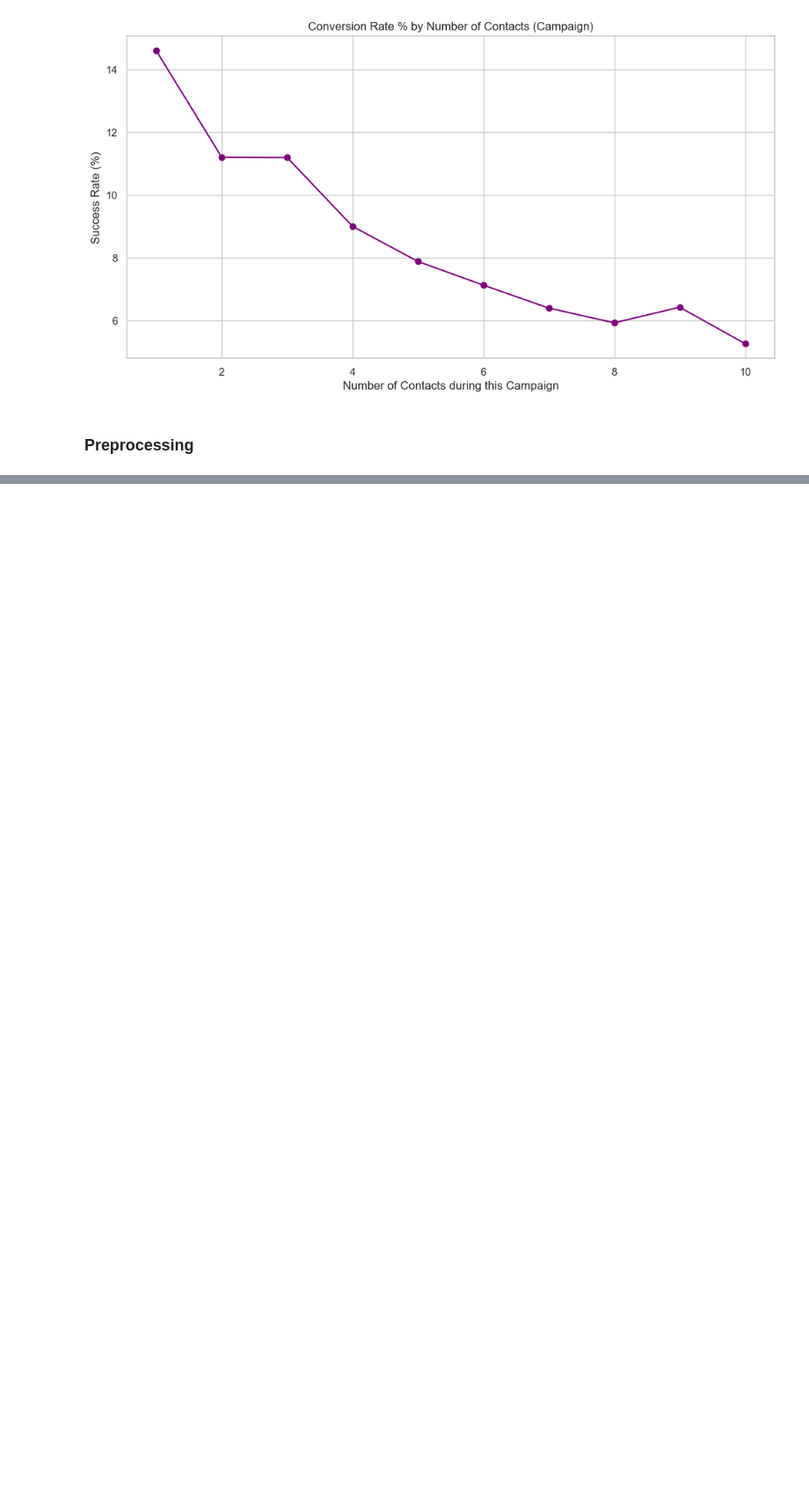
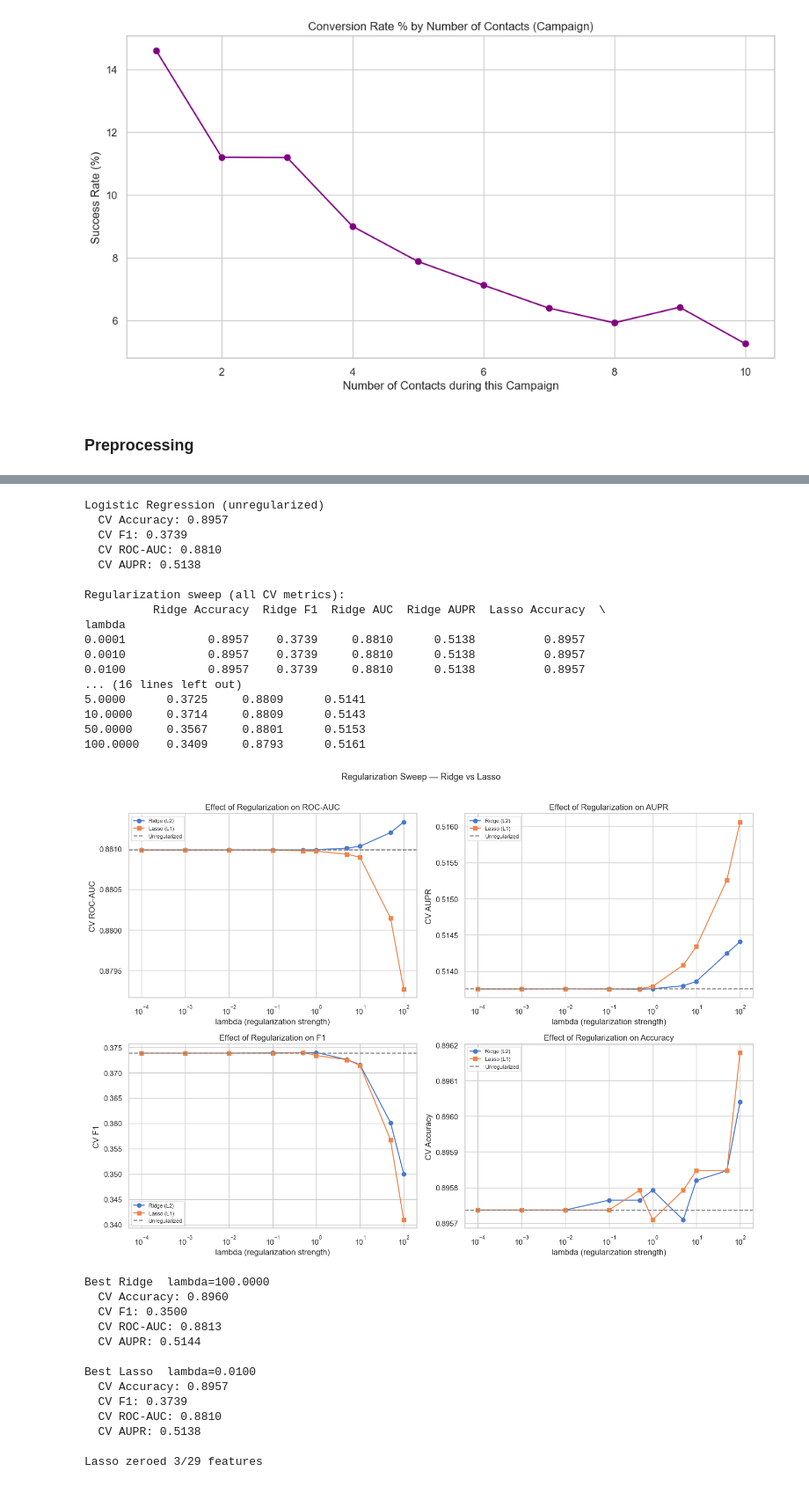
Before and after one commit to Lydiabrorsson/ml-project, a Jupyter notebook: ml_project.ipynb, the cells around one changed output, grey strips where cells are left out. Shown at 88% size. Drawn from its saved outputs; the diff is of its cells as text; code cells hidden in the pictures; blank space fills up the shorter version.

```diff
--- a/ml_project.ipynb
+++ b/ml_project.ipynb
@@ -370,0 +387,10 @@ def complete_pipeline():
+# %%
+# Baseline model which always predicts the majority class. All models should outperform this to be considered useful.
+def baseline_model(X_train, y_train, cv):
+    dummy = DummyClassifier(strategy='most_frequent', random_state=42)
+    dummy_metrics = cv_classification_metrics(dummy, X_train, y_train, cv)
+    for k, v in dummy_metrics.items():
+        if not k.startswith('_'):
+            print(f"  {k}: {v:.4f}")
+
+    return dummy_metrics
@@ -370,0 +589,34 @@ def complete_pipeline():
+# %%
+# Stratified CV preserves the ~88/12 class balance in every fold
+cv = StratifiedKFold(n_splits=5, shuffle=True, random_state=42)
+
+def complete_pipeline():
+    train_df = load_data(test=False)
+
+    # Preprocessing
+    clean_df = preprocess_data(train_df)
+    X_train, X_test, y_train, y_test = split_and_scale(clean_df)
+
+    # Models Creation
+    dummy = DummyClassifier(strategy='most_frequent', random_state=42)  # keep object for final eval
+    dummy_metrics = baseline_model(X_train, y_train, cv)
+    lr, lr_metrics = logistic_regression_unregularized_model(X_train, y_train, cv)
+    sweep_df, C_values = regularization_sweep(X_train, y_train, cv)
+    plot_lamba_sweep(sweep_df, lr_metrics)
+    ridge_cv, lasso_cv, ridge_metrics, lasso_metrics = best_regularized_models(X_train, y_train, cv, C_values)
+    plot_coefficients(lr, ridge_cv, lasso_cv, X_train)
+
+
+    # Model Comparison
+    all_metrics, sorted_models = model_comparison(dummy_metrics, lr_metrics, ridge_metrics, lasso_metrics)
+    paired_t_test_on_auc(all_metrics, sorted_models)
+
+    """
+    Evaluation
+    """
+    # Logistic regression
+    best_name = sorted_models.index[0]
+    final_evaluation(best_name, dummy, lr, ridge_cv, lasso_cv, X_test, y_test)
+# %%
+complete_pipeline()
+# %% [output]
@@ -370,0 +636,31 @@ def complete_pipeline():
+Logistic Regression (unregularized)
+  CV Accuracy: 0.8957
+  CV F1: 0.3739
+  CV ROC-AUC: 0.8810
+  CV AUPR: 0.5138
+
+Regularization sweep (all CV metrics):
+          Ridge Accuracy  Ridge F1  Ridge AUC  Ridge AUPR  Lasso Accuracy  \
+lambda
+0.0001            0.8957    0.3739     0.8810      0.5138          0.8957
+0.0010            0.8957    0.3739     0.8810      0.5138          0.8957
+0.0100            0.8957    0.3739     0.8810      0.5138          0.8957
+... (16 lines left out)
+5.0000      0.3725     0.8809      0.5141
+10.0000     0.3714     0.8809      0.5143
+50.0000     0.3567     0.8801      0.5153
+100.0000    0.3409     0.8793      0.5161
+[figure, added]
+Best Ridge  lambda=100.0000
+  CV Accuracy: 0.8960
+  CV F1: 0.3500
+  CV ROC-AUC: 0.8813
+  CV AUPR: 0.5144
+
+Best Lasso  lambda=0.0100
+  CV Accuracy: 0.8957
+  CV F1: 0.3739
+  CV ROC-AUC: 0.8810
+  CV AUPR: 0.5138
+
+Lasso zeroed 3/29 features
```
Also changed, not shown: parts of 13 cells of this notebook.
